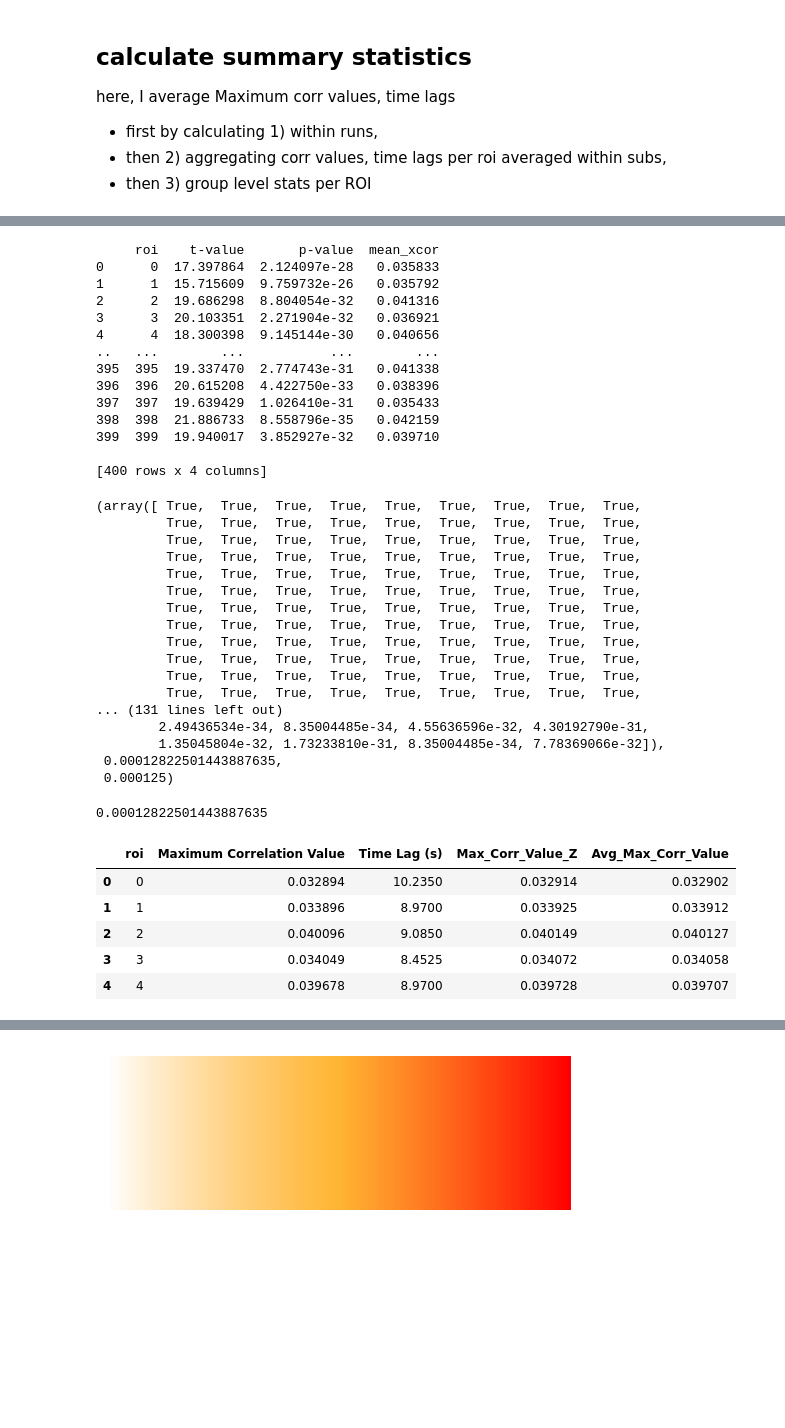
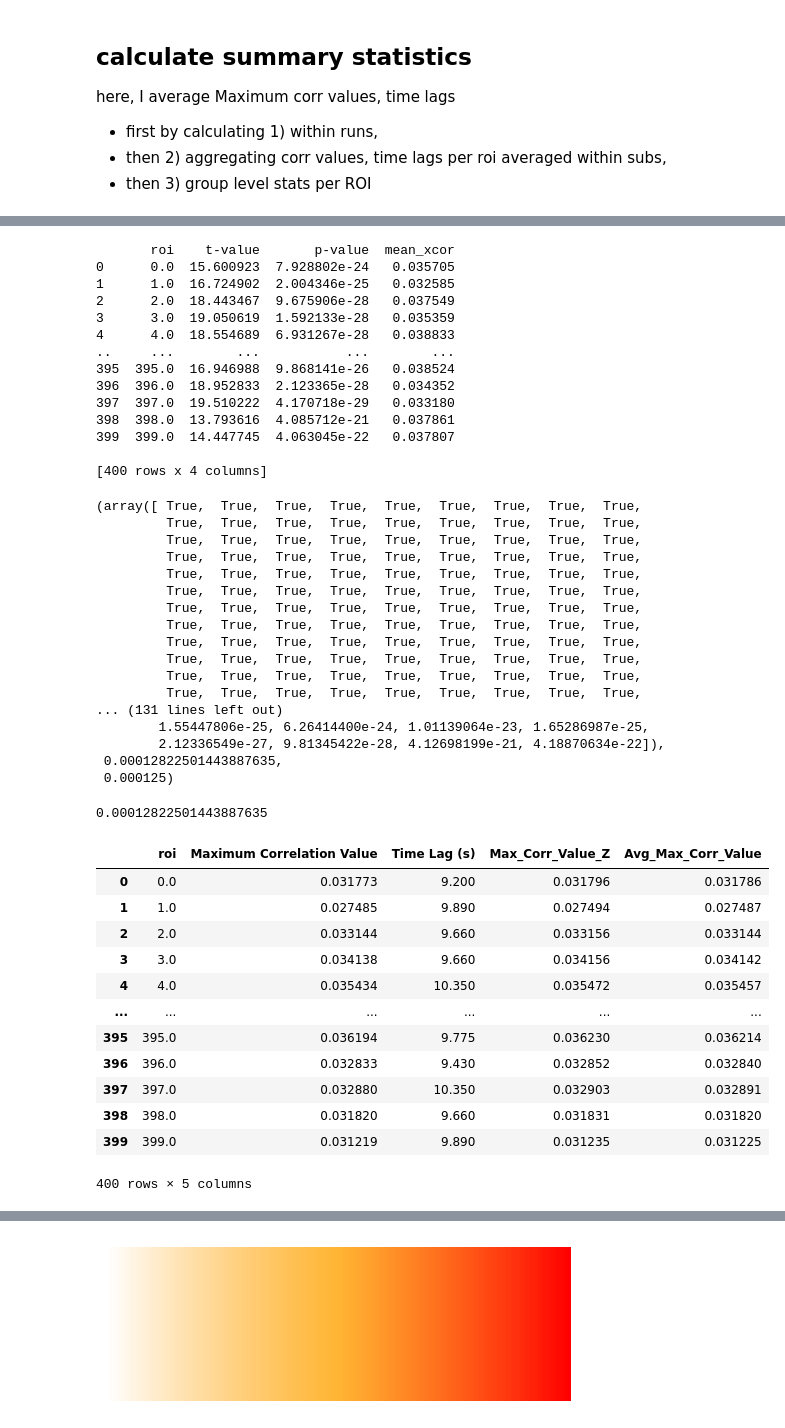
Before and after one commit to jungheejung/spacetop_biopac, a Jupyter notebook: scripts/p05_xcorr/c02_plotxcorr_sandbox_noZ.ipynb, the cells around one changed output, grey strips where cells are left out. Cells and saved outputs as stored; diff of their text form; code cells hidden in the pictures; blank space fills up the shorter version.

```diff
--- a/scripts/p05_xcorr/c02_plotxcorr_sandbox_noZ.ipynb
+++ b/scripts/p05_xcorr/c02_plotxcorr_sandbox_noZ.ipynb
@@ -109,7 +109,7 @@ def plot_brain_surfaces(image, cbar_label='INSERT LABEL', cmap='viridis', color_
 previously, I had a bug where the dataframe was stacking sub-all.tsv. This led to an inflation in datapoints.
 This bug is resolved by saving the file in a different folder, no longer being globbed and concatenated
 # %%
-xcorr_dir = '/Volumes/spacetop_projects_cue/analysis/physio/xcorr_noZ'
+xcorr_dir = '/Volumes/spacetop_projects_cue/analysis/physio/nobaseline/xcorr'
 
 all_frames = []
 xcorr_flist = glob.glob(join(xcorr_dir, f"sub-*_ses-*_run*_runtype-pain_xcorr-fmri-physio.tsv"))
@@ -120,6 +120,9 @@ for xcorr_fname in xcorr_flist:
         df = pd.read_csv(xcorr_fname, sep='\t')
         all_frames.append(df)
 combined_df = pd.concat(all_frames, ignore_index=True)
+
+from pathlib import Path
+Path(join(xcorr_dir, 'total')).mkdir(exist_ok=True, parents=True)
 combined_df.to_csv(join(xcorr_dir, 'total', 'sub-all_runtype-pain_xcorr-fmri-physio.tsv'), sep='\t', index=False)
 # %%
 xcorr_fname
@@ -264,18 +267,18 @@ results_df = pd.DataFrame(results)
 # Show or save the results
 print(results_df)
 # %% [output]
-     roi    t-value       p-value  mean_xcor
-0      0  17.397864  2.124097e-28   0.035833
-1      1  15.715609  9.759732e-26   0.035792
-2      2  19.686298  8.804054e-32   0.041316
-3      3  20.103351  2.271904e-32   0.036921
-4      4  18.300398  9.145144e-30   0.040656
-..   ...        ...           ...        ...
-395  395  19.337470  2.774743e-31   0.041338
-396  396  20.615208  4.422750e-33   0.038396
-397  397  19.639429  1.026410e-31   0.035433
-398  398  21.886733  8.558796e-35   0.042159
-399  399  19.940017  3.852927e-32   0.039710
+       roi    t-value       p-value  mean_xcor
+0      0.0  15.600923  7.928802e-24   0.035705
+1      1.0  16.724902  2.004346e-25   0.032585
+2      2.0  18.443467  9.675906e-28   0.037549
+3      3.0  19.050619  1.592133e-28   0.035359
+4      4.0  18.554689  6.931267e-28   0.038833
+..     ...        ...           ...        ...
+395  395.0  16.946988  9.868141e-26   0.038524
+396  396.0  18.952833  2.123365e-28   0.034352
+397  397.0  19.510222  4.170718e-29   0.033180
+398  398.0  13.793616  4.085712e-21   0.037861
+399  399.0  14.447745  4.063045e-22   0.037807
 
 [400 rows x 4 columns]
 # %%
@@ -299,8 +302,8 @@ p_adjusted
          True,  True,  True,  True,  True,  True,  True,  True,  True,
          True,  True,  True,  True,  True,  True,  True,  True,  True,
 ... (131 lines left out)
-        2.49436534e-34, 8.35004485e-34, 4.55636596e-32, 4.30192790e-31,
-        1.35045804e-32, 1.73233810e-31, 8.35004485e-34, 7.78369066e-32]),
+        1.55447806e-25, 6.26414400e-24, 1.01139064e-23, 1.65286987e-25,
+        2.12336549e-27, 9.81345422e-28, 4.12698199e-21, 4.18870634e-22]),
  0.00012822501443887635,
  0.000125)
 # %%
@@ -313,14 +316,21 @@ adjusted_p_values
 group_level_avg = avg_per_sub.groupby('roi').median().reset_index()
 group_level_avg['Avg_Max_Corr_Value'] = np.tanh(group_level_avg['Max_Corr_Value_Z'])
 # %%
-group_level_avg.head()
+group_level_avg
 # %% [output]
 |  | roi | Maximum Correlation Value | Time Lag (s) | Max_Corr_Value_Z | Avg_Max_Corr_Value |
-| 0 | 0 | 0.032894 | 10.2350 | 0.032914 | 0.032902 |
-| 1 | 1 | 0.033896 | 8.9700 | 0.033925 | 0.033912 |
-| 2 | 2 | 0.040096 | 9.0850 | 0.040149 | 0.040127 |
-| 3 | 3 | 0.034049 | 8.4525 | 0.034072 | 0.034058 |
-| 4 | 4 | 0.039678 | 8.9700 | 0.039728 | 0.039707 |
+| 0 | 0.0 | 0.031773 | 9.200 | 0.031796 | 0.031786 |
+| 1 | 1.0 | 0.027485 | 9.890 | 0.027494 | 0.027487 |
+| 2 | 2.0 | 0.033144 | 9.660 | 0.033156 | 0.033144 |
+| 3 | 3.0 | 0.034138 | 9.660 | 0.034156 | 0.034142 |
+| 4 | 4.0 | 0.035434 | 10.350 | 0.035472 | 0.035457 |
+| ... | ... | ... | ... | ... | ... |
+| 395 | 395.0 | 0.036194 | 9.775 | 0.036230 | 0.036214 |
+| 396 | 396.0 | 0.032833 | 9.430 | 0.032852 | 0.032840 |
+| 397 | 397.0 | 0.032880 | 10.350 | 0.032903 | 0.032891 |
+| 398 | 398.0 | 0.031820 | 9.660 | 0.031831 | 0.031820 |
+| 399 | 399.0 | 0.031219 | 9.890 | 0.031235 | 0.031225 |
+400 rows × 5 columns
 # %%
 df.head()
 # %% [output]
```
Also changed, not shown: parts of 12 cells of this notebook, 2 other files.
